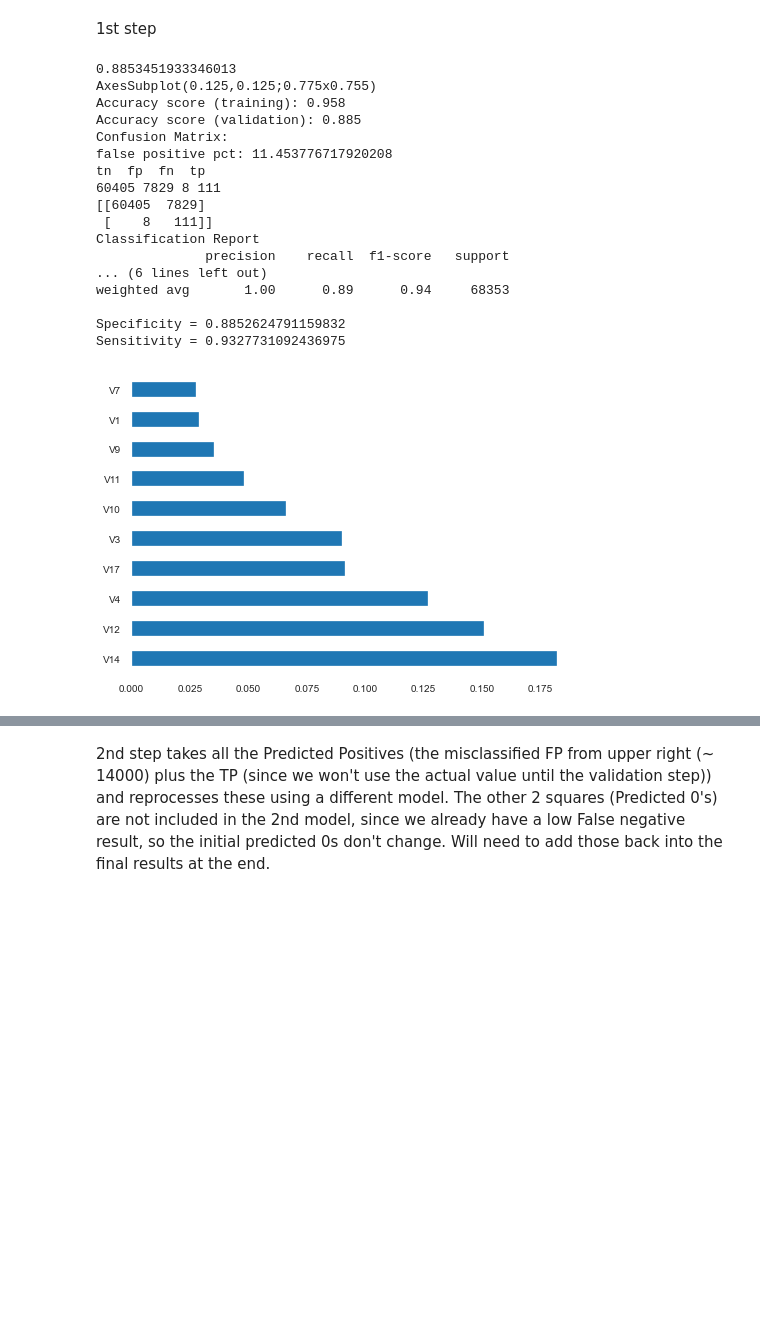
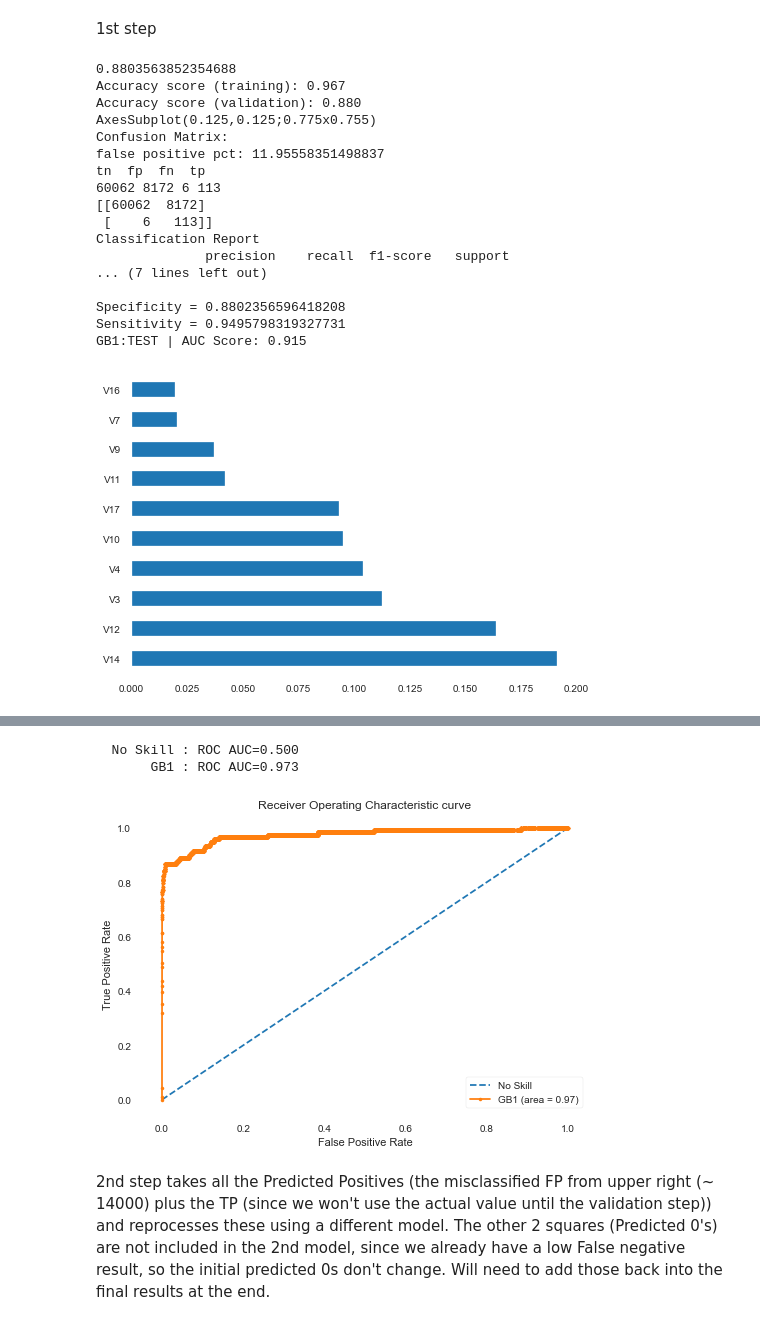
Before and after one commit to donaldsrepo/imbalanced_data, a Jupyter notebook: DonCreditCardImbalancedDataSet.ipynb, the cells around one changed output, grey strips where cells are left out. Drawn from its saved outputs; the diff is of its cells as text; code cells hidden in the pictures; blank space fills up the shorter version.

```diff
--- a/DonCreditCardImbalancedDataSet.ipynb
+++ b/DonCreditCardImbalancedDataSet.ipynb
@@ -286,15 +351,16 @@ def display_metrics(model_name, train_features, test_features, train_label, test
+# %%
+metrics_results = {}
 # %% [markdown]
 run Logistic Regression model first
 # %%
 lr = LogisticRegression()
 #lr = LogisticRegression(solver='lbfgs')
-
 lr.fit(X_train, y_train)
-
 lr_Pred=lr.predict(X_test)
 
-#print(metrics.accuracy_score(y_test, y_pred))
-print(classification_report(y_test, lr_Pred))
-tn, fp, fn, tp = display_metrics(lr, X_train, X_test, y_train, y_test, lr_Pred)
+print(metrics.accuracy_score(y_test, lr_Pred))
+tn, fp, fn, tp = display_metrics(lr, X_train, X_test, y_train, y_test, lr_Pred, 'LR')
 visualize(y_test, lr_Pred, 'LR')
+lr_auc = auc_roc_metrics(lr, X_test, y_test, 'LR')
+metrics_results['lr'] = lr_auc
 # %% [output]
@@ -386,8 +417,10 @@ rf_Pred=rf.predict(X_test)
 
 #print(metrics.accuracy_score(y_test, y_pred))
 print(classification_report(y_test, rf_Pred))
-tn, fp, fn, tp = display_metrics(rf, X_train, X_test, y_train, y_test, rf_Pred)
+tn, fp, fn, tp = display_metrics(rf, X_train, X_test, y_train, y_test, rf_Pred, 'RF')
 visualize(y_test, rf_Pred, 'RF')
+rf_auc = auc_roc_metrics(rf, X_test, y_test, 'RF')
+metrics_results['rf'] = rf_auc
 # %% [output]
               precision    recall  f1-score   support
 
@@ -427,6 +463,8 @@ gb_clf.fit( X_train, y_train, sample_weight=np.where(y_train == 1,0.5,1.0) ) #
 #use model to predict validation dataset
 predictions = gb_clf.predict(X_test)
 
-tn, fp, fn, tp = display_metrics(gb_clf, X_train, X_test, y_train, y_test, predictions)
+tn, fp, fn, tp = display_metrics(gb_clf, X_train, X_test, y_train, y_test, predictions, 'GB')
 visualize(y_test, predictions, 'GB')
+gb_auc = auc_roc_metrics(gb_clf, X_test, y_test, 'GB')
+metrics_results['gb'] = gb_auc
 # %% [output]
@@ -469,41 +510,46 @@ Can also try the inverse, but think that option will have less chance of success
 # %%
 #setup model parameters, change some of the defaults based on benchmarking
 gb_clf1 = GradientBoostingClassifier(n_estimators=20, learning_rate=0.1, max_features=5,
                                     max_depth=3, random_state=0, subsample = 1.0, criterion='mse',
                                     min_samples_split = 10, min_samples_leaf = 10)
 
 #default fit model
 #gb_clf1.fit(X_train, y_train)
 
 #since a false negative is much more likely than a false positive, we should weight them accordingly.
 #IE Finding a true one is more important, also more rare
 gb_clf1.fit( X_train, y_train, sample_weight=np.where(y_train == 1,4.0,1.0) ) # was 5.0
 
 #use model to predict validation dataset
 predictions = gb_clf1.predict(X_test)
 
-tn1, fp1, fn1, tp1 = display_metrics(gb_clf1, X_train, X_test, y_train, y_test, predictions)
+tn1, fp1, fn1, tp1 = display_metrics(gb_clf1, X_train, X_test, y_train, y_test, predictions, 'GB1')
 visualize(y_test, predictions, 'GB1')
+gb1_auc = auc_roc_metrics(gb_clf1, X_test, y_test, 'GB1')
+metrics_results['gb1'] = gb1_auc
 # %% [output]
-0.8853451933346013
+0.8803563852354688
+Accuracy score (training): 0.967
+Accuracy score (validation): 0.880
 AxesSubplot(0.125,0.125;0.775x0.755)
-Accuracy score (training): 0.958
-Accuracy score (validation): 0.885
 Confusion Matrix:
-false positive pct: 11.453776717920208
+false positive pct: 11.95558351498837
 tn  fp  fn  tp
-60405 7829 8 111
-[[60405  7829]
- [    8   111]]
+60062 8172 6 113
+[[60062  8172]
+ [    6   113]]
 Classification Report
               precision    recall  f1-score   support
-... (6 lines left out)
-weighted avg       1.00      0.89      0.94     68353
+... (7 lines left out)
 
-Specificity = 0.8852624791159832
-Sensitivity = 0.9327731092436975
+Specificity = 0.8802356596418208
+Sensitivity = 0.9495798319327731
+GB1:TEST | AUC Score: 0.915
-[figure, old version]
+[figure, new version]
 [figure]
+  No Skill : ROC AUC=0.500
+       GB1 : ROC AUC=0.973
+[figure, added]
 # %% [markdown]
 2nd step takes all the Predicted Positives (the misclassified FP from upper right (~ 14000) plus the TP (since we won't use the actual value until the validation step)) and reprocesses these using a different model. The other 2 squares (Predicted 0's) are not included in the 2nd model, since we already have a low False negative result, so the initial predicted 0s don't change. Will need to add those back into the final results at the end.
 # %% [markdown]
```
Also changed, not shown: parts of 23 cells of this notebook, 2 other files.
